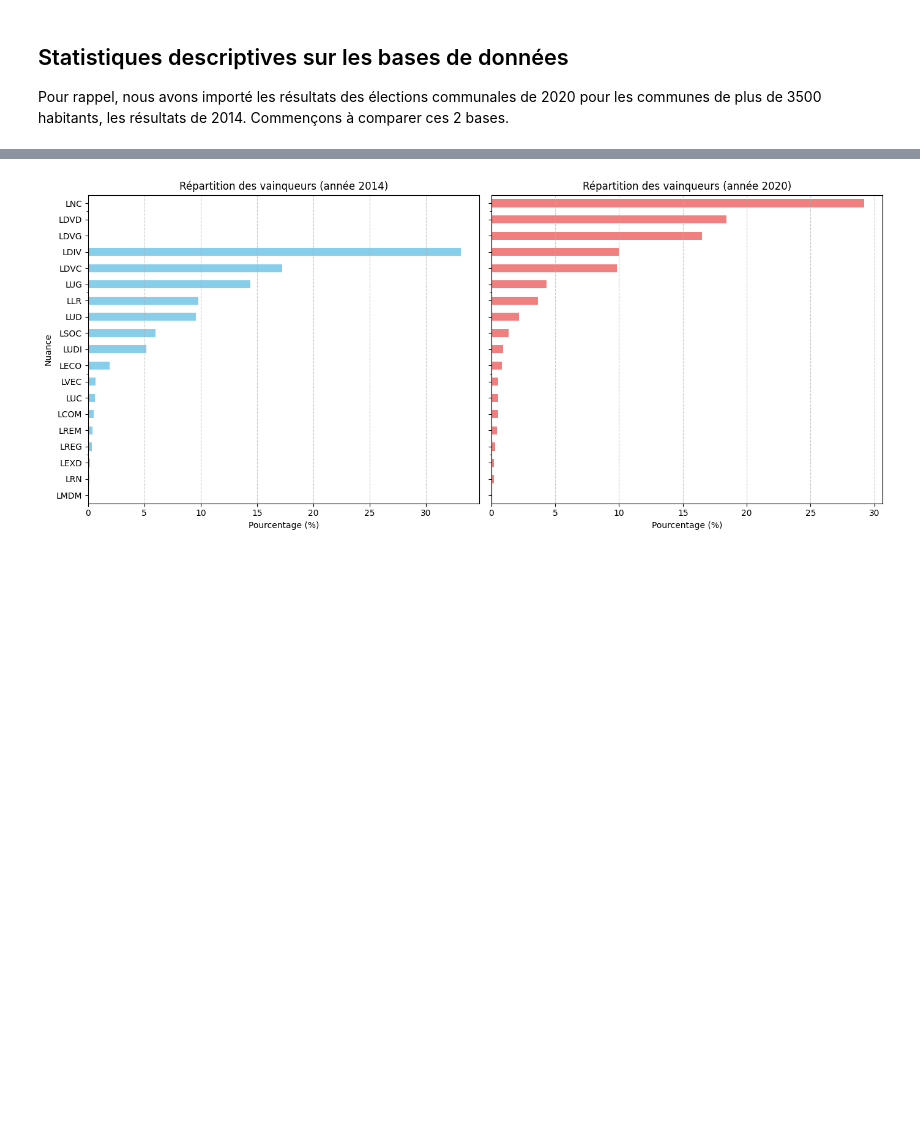
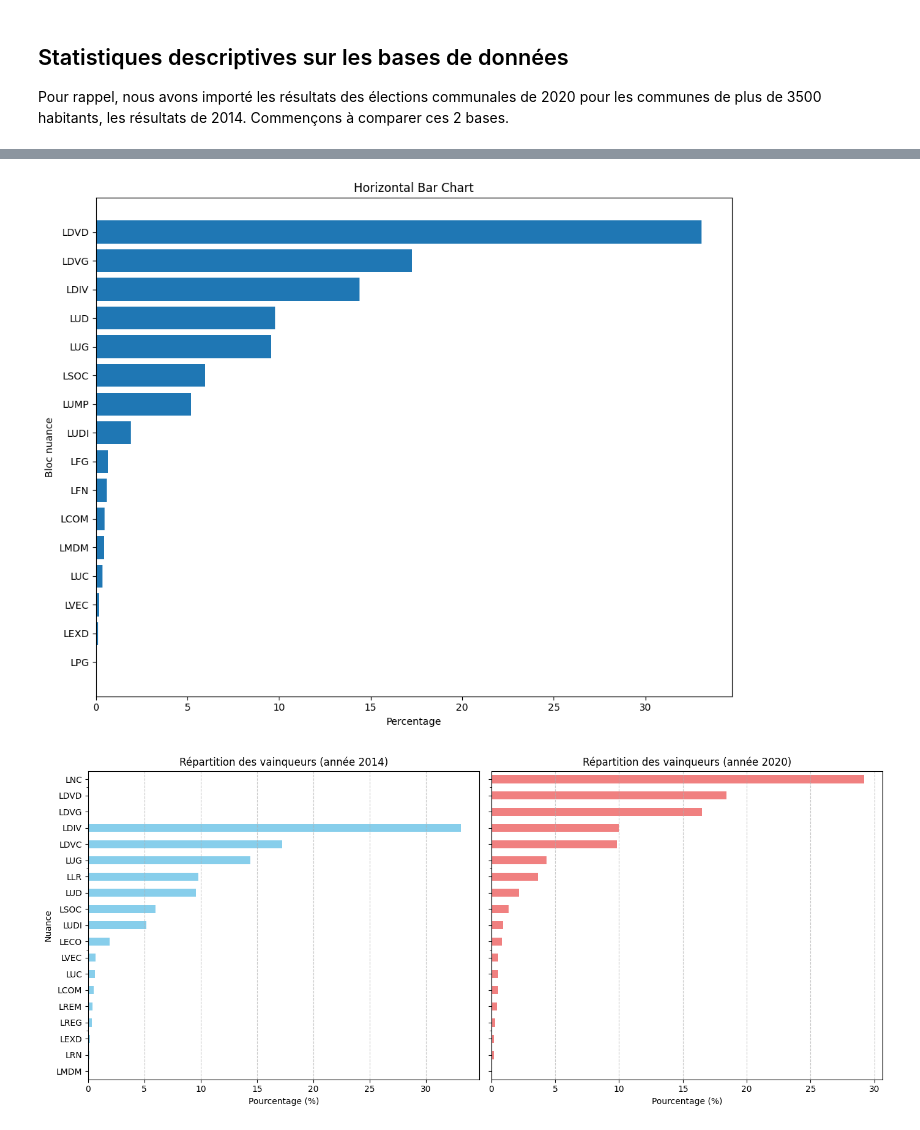
Before and after one commit to romainratajczyk/ENSAE-S1-Python-Project, a Jupyter notebook: Data formatting.ipynb, the cells around one changed output, grey strips where cells are left out. Cells and saved outputs as stored; diff of their text form; code cells hidden in the pictures; blank space fills up the shorter version.

```diff
--- a/Data formatting.ipynb
+++ b/Data formatting.ipynb
@@ -107,7 +146,7 @@ Nombre de communes traitées : 1340
 ## Création de la base de donnée relatives aux résultats de l'élection communale de 2014
 Comme pour la base précédente, une étape de filtrage est d'abord nécessaire sur la base importée, une adaptation de la base au traitement, on restreint les variables présentes à celles qui nous intéresse et on détermine ensuite l'élu pour chaque commune avec sa nuance politique.
 # %%
-resultats_2014 = pd.read_excel('/home/onyxia/work/Python-project/Data/muni-2014-resultats-com-1000-et-plus-t2.xlsx', header=0)
+resultats_2014 = pd.read_excel('/home/onyxia/work/Python-project/Data/data_pour_nos_codes/data_elec/muni-2014-resultats-com-1000-et-plus-t2.xlsx', header=0)
 resultats_2014.head(5)
 # %% [output]
 |  | Date de l'export | Code du département | Type de scrutin | Libellé du département | Code de la commune | ... |
@@ -197,0 +201,14 @@ Blocs détectés: 56 — Lignes candidats produites: 4722
+# %%
+idx = long_df.groupby("Code commune")["% Voix/Exp"].idxmax()
+long_df["winner"] = "no"
+long_df.loc[idx, "winner"] = "yes"
+
+long_df_sorted_res = long_df.sort_values(
+    by=['% Voix/Exp'], ascending=False
+).reset_index(drop=True)
+
+long_df_sorted = long_df_sorted_res.sort_values(
+    by=['Code commune']
+).reset_index(drop=True)
+
+long_df_sorted.head(5)
@@ -198,8 +222,7 @@ Blocs détectés: 56 — Lignes candidats produites: 4722
 # %%
-#Identifier le vainqueur par commune
-winners_2014 = long_df.loc[long_df.groupby(['Code commune'])['% Voix/Exp'].idxmax()].reset_index(drop=True)
+winners_2014 = long_df_sorted.loc[long_df_sorted['winner']=='yes'].reset_index(drop=True)
 
-winners_2014['D_elec_2020'] = np.where(
+winners_2014['D_elec_2014'] = np.where(
     winners_2014["Code Nuance"].isna(),
     np.nan,  # keep NaN
     winners_2014["Code Nuance"].isin(BLOC_GAUCHE_ECOLO).astype(int)
@@ -207,6 +230,8 @@ winners_2014['D_elec_2020'] = np.where(
 
 print(f"Nombre de lignes : {len(winners_2014)}")
 display(winners_2014.head(5))
+
+print(winners_2014['Code Nuance'].unique())
 # %% [output]
 Nombre de lignes : 1675
 |  | Code commune | Libellé de la commune | Code Nuance | Sexe | Nom | Prénom | Liste | Sièges / Elu | ... |
@@ -218,3 +245,6 @@ Nombre de lignes : 1675
 # %% [markdown]
 ## Statistiques descriptives sur les bases de données
 Pour rappel, nous avons importé les résultats des élections communales de 2020 pour les communes de plus de 3500 habitants, les résultats de 2014. Commençons à comparer ces 2 bases.
+# %%
+counts_2014 = winners_2014['Code Nuance'].value_counts(normalize=True) * 100
+counts_2014 = counts_2014.sort_values(ascending=True)
@@ -221 +270,14 @@ Pour rappel, nous avons importé les résultats des élections communales de 202
+# %%
+fig, ax = plt.subplots(figsize=(10, 8))
+
+ax.barh(counts_2014.index, counts_2014.values)
+
+ax.set_xlabel("Percentage")
+ax.set_ylabel("Bloc nuance")
+ax.set_title("Horizontal Bar Chart")
+
+plt.tight_layout()
+plt.show()
+# %% [output]
+[figure, added]
 # %%
```
Also changed, not shown: parts of 11 cells of this notebook, 2 other files.
